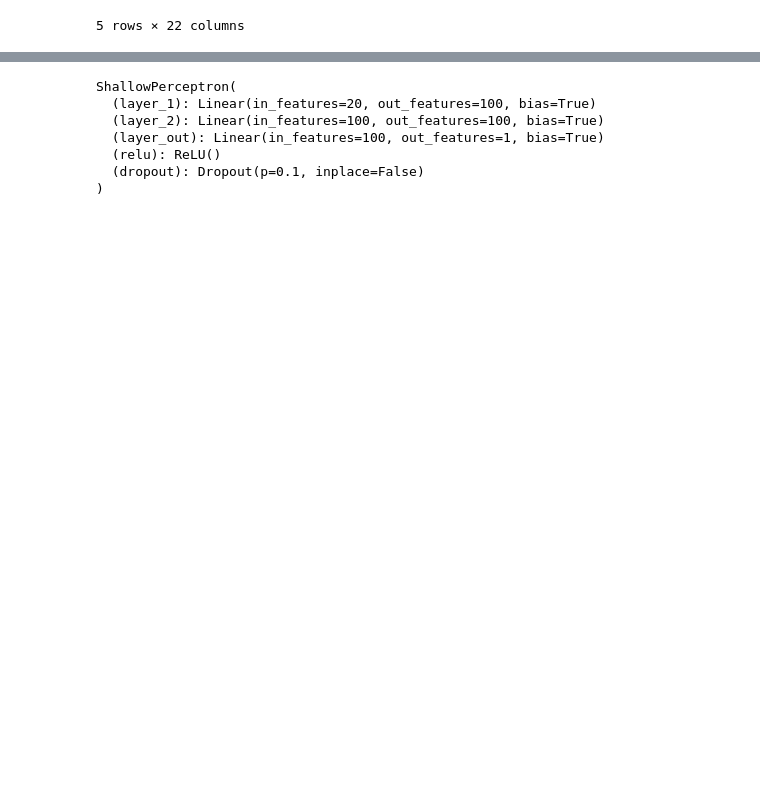
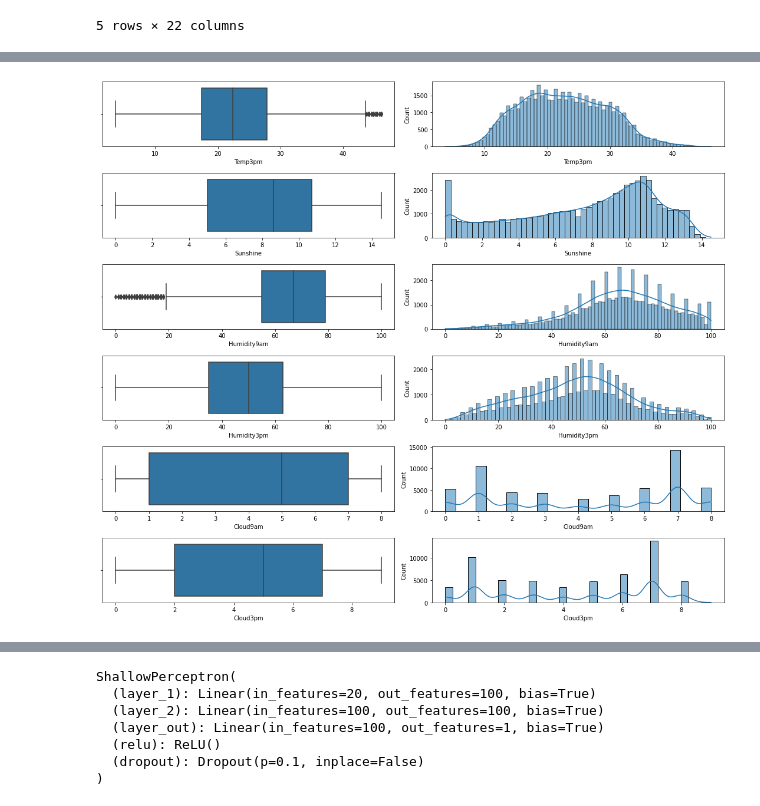
Before and after one commit to nastyavar99/HW_Varennikova_7_term, a Jupyter notebook: HW3/PyTorch weather classification.ipynb, the cells around one changed output, grey strips where cells are left out. Drawn from its saved outputs; the diff is of its cells as text; code cells hidden in the pictures; blank space fills up the shorter version.

```diff
--- a/HW3/PyTorch weather classification.ipynb
+++ b/HW3/PyTorch weather classification.ipynb
@@ -54,3 +90,23 @@ df.head()
+# %%
+# Посмотрим на диапозон и распределение важных числовых переменных
+
+fig, ax = plt.subplots(6, 2, figsize = (15, 13))
+sns.boxplot(x= df['Temp3pm'], ax=ax[0,0])
+sns.histplot(df['Temp3pm'], ax=ax[0,1], kde=True)
+sns.boxplot(x=df['Sunshine'], ax=ax[1,0])
+sns.histplot(df['Sunshine'], ax = ax[1,1], kde=True)
+sns.boxplot(x=df['Humidity9am'], ax=ax[2,0])
+sns.histplot(df['Humidity9am'], ax=ax[2,1], kde=True)
+sns.boxplot(x=df['Humidity3pm'], ax=ax[3,0])
+sns.histplot(df['Humidity3pm'], ax=ax[3,1], kde=True)
+sns.boxplot(x=df['Cloud9am'], ax=ax[4,0])
+sns.histplot(df['Cloud9am'], ax=ax[4,1], kde=True)
+sns.boxplot(x=df['Cloud3pm'], ax=ax[5,0])
+sns.histplot(df['Cloud3pm'], ax=ax[5,1], kde=True)
+
+plt.tight_layout()
+# %% [output]
+[figure, added]
 # %%
 df_yes = df[df['RainTomorrow_int'] == 1]
 df_yes.describe()
```
Also changed, not shown: parts of 4 cells of this notebook.
